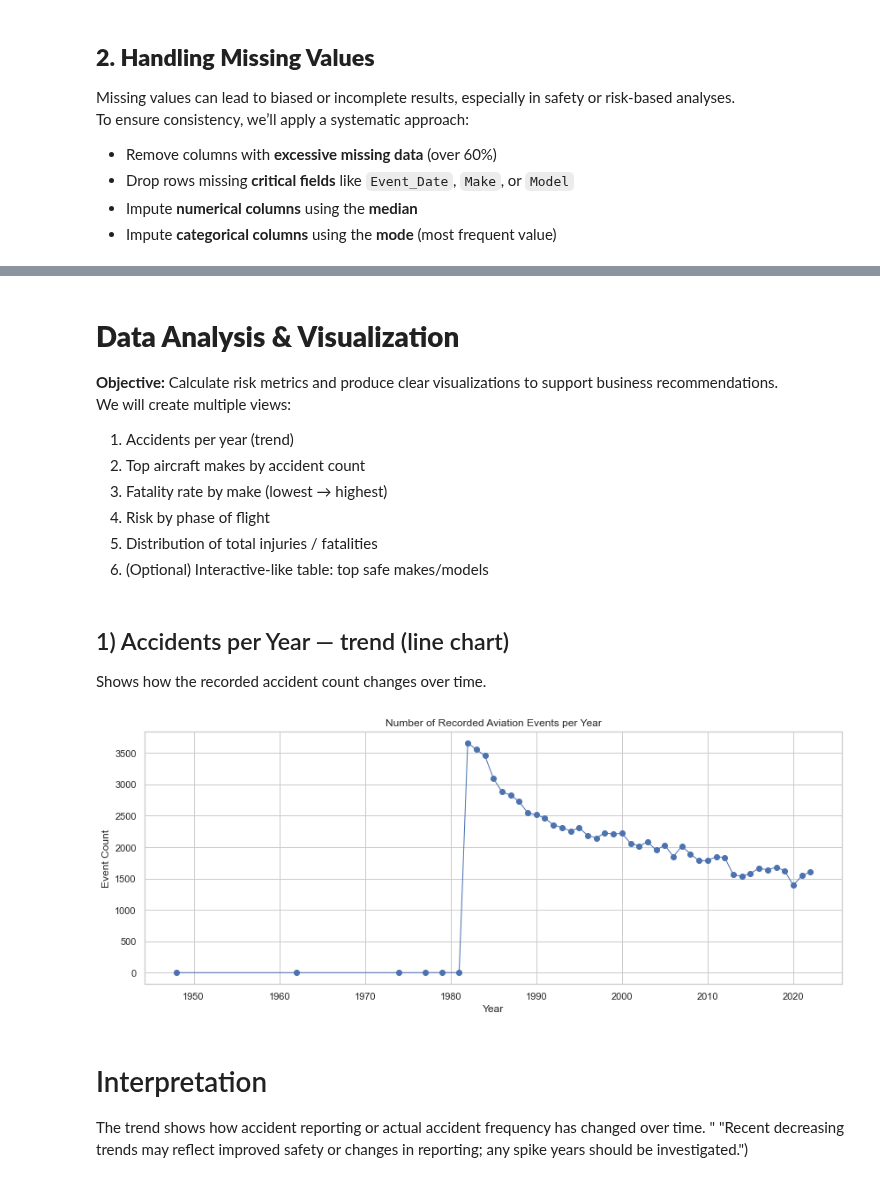
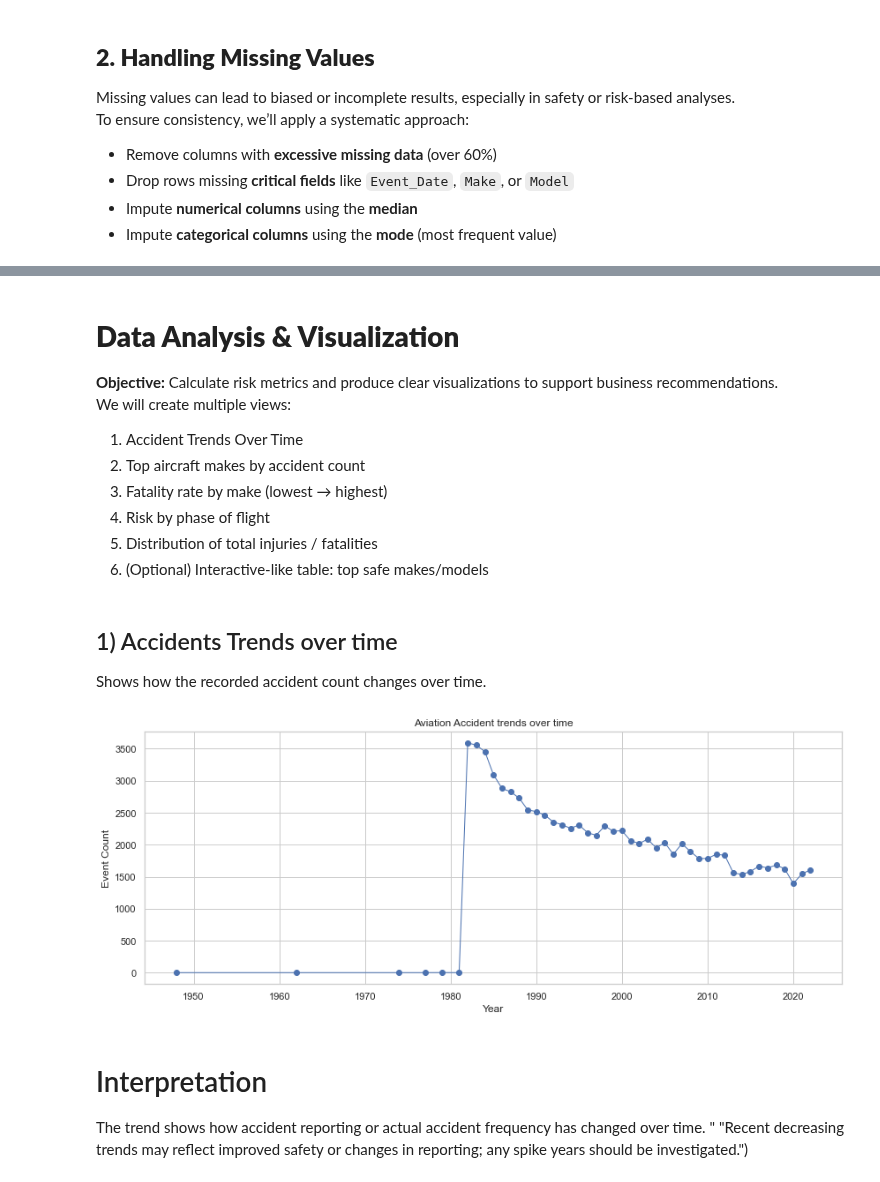
Before and after one commit to ivy35/Phase1_Project, a Jupyter notebook: notebooks/Untitled-aviation.ipynb, the cells around one changed output, grey strips where cells are left out. Cells and saved outputs as stored; diff of their text form; code cells hidden in the pictures.

```diff
--- a/notebooks/Untitled-aviation.ipynb
+++ b/notebooks/Untitled-aviation.ipynb
@@ -214,10 +214,10 @@ df.columns = df.columns.str.strip()
 df.columns = df.columns.str.replace(' ', '_').str.replace('.', '_').str.replace('-', '_').str.replace('/', '_')
 # %%
 # Convert the Event.Date column to datetime
-df['Event.Date'] = pd.to_datetime(df['Event.Date'], errors='coerce')
+df['Event_Date'] = pd.to_datetime(df['Event_Date'], errors='coerce')
 
 # Create a Year column
-df['Year'] = df['Event.Date'].dt.year
+df['Year'] = df['Event_Date'].dt.year
 
 # Count the number of events per year
 year_counts = df.dropna(subset=['Year']).groupby('Year').size()
@@ -338,7 +344,7 @@ df.head()
 
 **Objective:** Calculate risk metrics and produce clear visualizations to support business recommendations.
 We will create multiple views:
-1. Accidents per year (trend)
+1. Accident Trends Over Time
 2. Top aircraft makes by accident count
 3. Fatality rate by make (lowest → highest)
 4. Risk by phase of flight
@@ -352,21 +358,21 @@ import seaborn as sns
 sns.set(style="whitegrid")
 plt.rcParams.update({"figure.figsize": (10,6), "font.size": 12})
 # %% [markdown]
-## 1) Accidents per Year — trend (line chart)
+## 1) Accidents Trends over time
 Shows how the recorded accident count changes over time.
 # %%
-# Count events per year (drop NaN years)
+# Count events per year (drop NaN year
 year_counts = df.dropna(subset=['Year']).groupby('Year').size()
 
 plt.figure(figsize=(12,5))
 plt.plot(year_counts.index, year_counts.values, marker='o', linewidth=1)
-plt.title("Number of Recorded Aviation Events per Year")
+plt.title("Aviation Accident trends over time")
 plt.xlabel("Year")
 plt.ylabel("Event Count")
 plt.tight_layout()
 plt.show()
 # %% [output]
-[figure, old version]
+[figure, new version]
 # %% [markdown]
 # Interpretation
  The trend shows how accident reporting or actual accident frequency has changed over time. "
```
Also changed, not shown: parts of 12 cells of this notebook.
